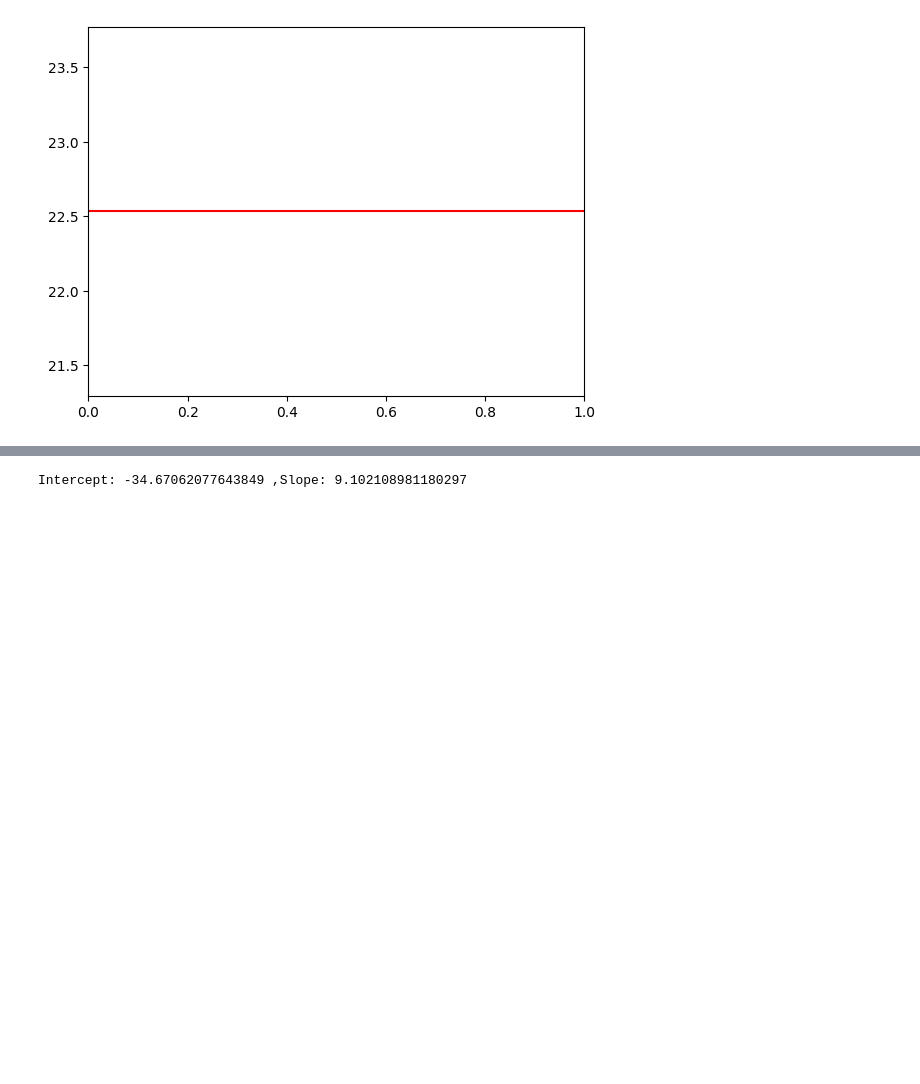
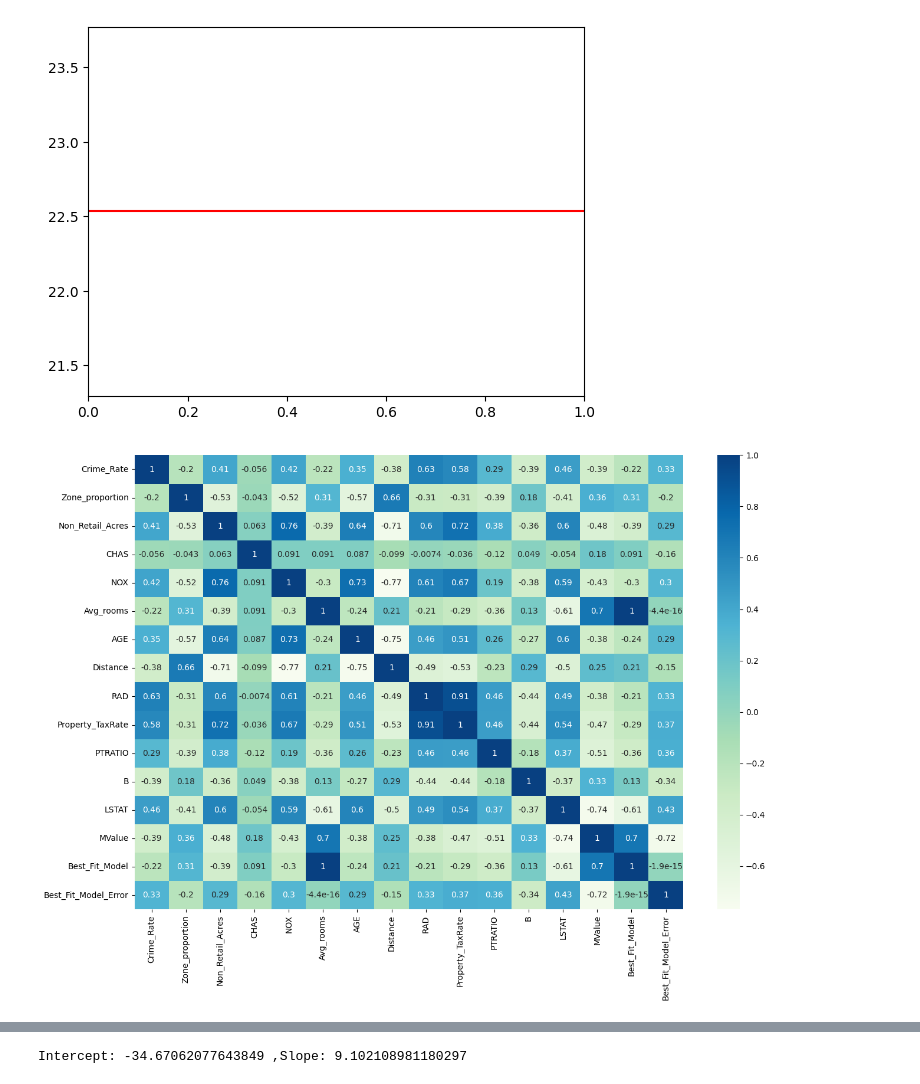
Before and after one commit to SoheliPaul/Machine-Learning, a Jupyter notebook: 2348561_Lab1.ipynb, the cells around one changed output, grey strips where cells are left out. Saved outputs shown, nothing was run; the diff lists cells and outputs as text; code cells hidden in the pictures; blank space fills up the shorter version.

```diff
--- a/2348561_Lab1.ipynb
+++ b/2348561_Lab1.ipynb
@@ -139,3 +139,10 @@ plt.axhline(y=m,color="red")
 # %% [output]
 <matplotlib.lines.Line2D at 0x...>
 [figure]
+# %%
+#co_relation heatmap
+plt.figure(figsize=(15,10))
+sns.heatmap(df.corr(),fmt='.2g',annot=True,cmap='GnBu')
+plt.show()
+# %% [output]
+[figure, added]
```
Also changed, not shown: parts of 6 cells of this notebook.
